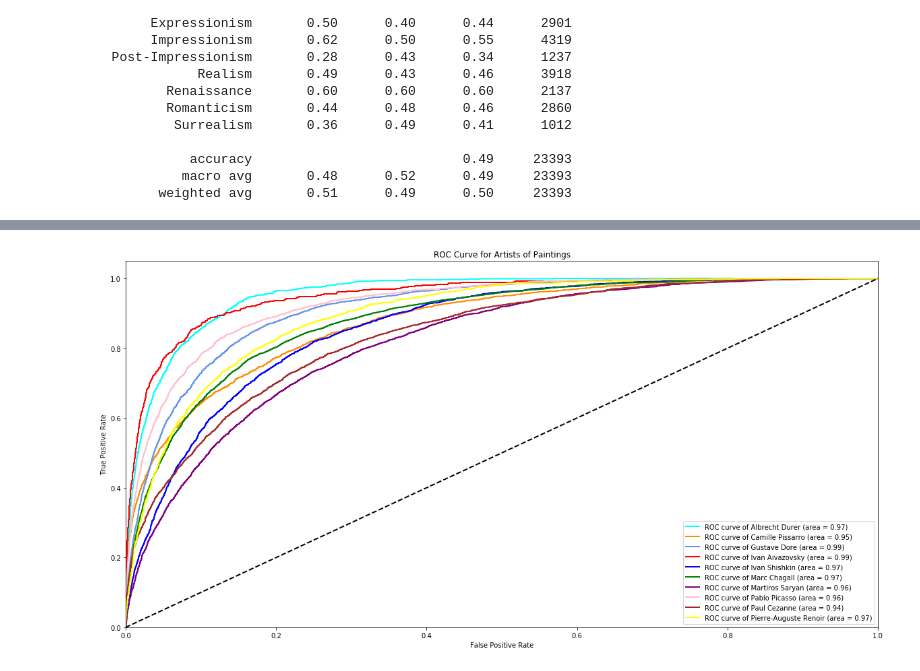
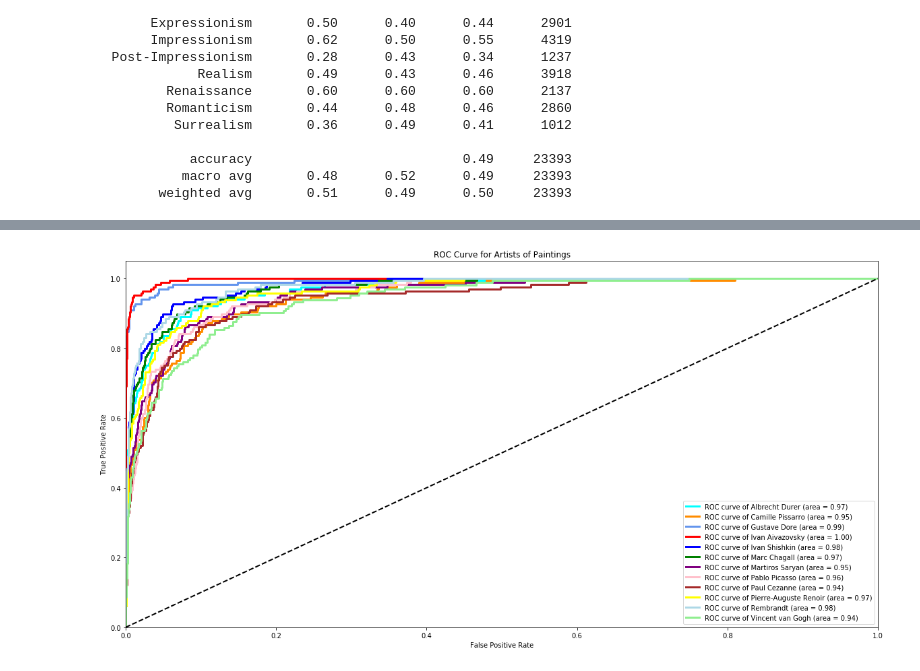
Before and after one commit to IDS-702-Team1/705FinalProject, a Jupyter notebook: notebook/DP-XG-Boost.ipynb, the cells around one changed output, grey strips where cells are left out. Cells and saved outputs as stored; diff of their text form; code cells hidden in the pictures.

```diff
--- a/notebook/DP-XG-Boost.ipynb
+++ b/notebook/DP-XG-Boost.ipynb
@@ -20,0 +46,5 @@ data
+# %%
+for i,s in zip(a,n):
+    print(i,end=' ')
+    print(s)
+    print("\n")
@@ -280,7 +332,7 @@ Art Nouveau (Modern)       0.46      0.55      0.50      1362
 #XGBoost for all VGG features
 from sklearn.model_selection import train_test_split
 X_train, X_test, y_train, y_test = train_test_split(pd_dfa.iloc[:,1:25088], style_y, test_size=0.33, stratify=style_y)
-model = XGBClassifier(n_jobs=-1)
+model = XGBClassifier(n_estimators=250, n_jobs=-1)
 model.fit(X_train, y_train)
 # make predictions for test data
 y_pred_test = model.predict(X_test)
@@ -453,7 +518,7 @@ t_artists=['Ivan Aivazovsky',
 'Gustave Dore',
 'Pierre-Auguste Renoir',
 'Rembrandt',
-'Pablo Picasso']
+'Pablo Picasso','Vincent van Gogh']
 # %%
 pd_dfartists=pd_df[pd_df['artist'].isin(t_artists)]
 # %%
@@ -478,7 +535,7 @@ pd_dfartists
 from sklearn.model_selection import train_test_split
 X_traina, X_testa, y_traina, y_testa = train_test_split(pd_dfartists.iloc[:,1:25088], df_art, test_size=0.33, stratify=df_art)
 # %%
-modela = XGBClassifier(n_jobs=-1)
+modela = XGBClassifier(n_jobs=-1, n_estimators=250)
 modela.fit(X_traina, y_traina)
 # make predictions for test data
 y_pred_testa = modela.predict(X_testa)
@@ -540,44 +617,44 @@ from itertools import cycle
 fpra = dict()
 tpra = dict()
 roc_auca = dict()
-for i in range(10):
+for i in range(12):
     fpra[i], tpra[i], _ = roc_curve( onehot_encoded[:, i],y_predproba_testart[:, i])
     roc_auca[i] = auc(fpra[i], tpra[i])
 
-all_fpra = np.unique(np.concatenate([fpra[i] for i in range(10)]))
+all_fpra = np.unique(np.concatenate([fpra[i] for i in range(12)]))
 
 # Then interpolate all ROC curves at this points
 mean_tpra = np.zeros_like(all_fpra)
-for i in range(10):
+for i in range(12):
     mean_tpra += interp(all_fpra, fpra[i], tpra[i])
 
 # Finally average it and compute AUC
-mean_tpr /= 10
+mean_tpr /= 12
 
 fpra["macro"] = all_fpra
 tpra["macro"] = mean_tpra
 roc_auca["macro"] = auc(fpra["macro"], tpra["macro"])
 lw = 2
 
 
 
 # Plot all ROC curves
 plt.figure(figsize=(20,10))
 
 
 colors = cycle(['aqua', 'darkorange', 'cornflowerblue','red','blue','green','purple','pink','brown','yellow','lightblue','lightgreen'])
-for i, color in zip(range(10), colors):
-    plt.plot(fpr[i], tpr[i], color=color, lw=lw,
+for i, color in zip(range(12), colors):
+    plt.plot(fpra[i], tpra[i], color=color, lw=3,
              label='ROC curve of {0} (area = {1:0.2f})'
              ''.format(nlda[i], roc_auca[i]))
 
 plt.plot([0, 1], [0, 1], 'k--', lw=lw)
 plt.xlim([0.0, 1.0])
 plt.ylim([0.0, 1.05])
 plt.xlabel('False Positive Rate')
 plt.ylabel('True Positive Rate')
 plt.title('ROC Curve for Artists of Paintings')
 plt.legend(loc="lower right")
 plt.show()
 # %% [output]
-[figure, old version]
+[figure, new version]
```
Also changed, not shown: parts of 33 cells of this notebook.
